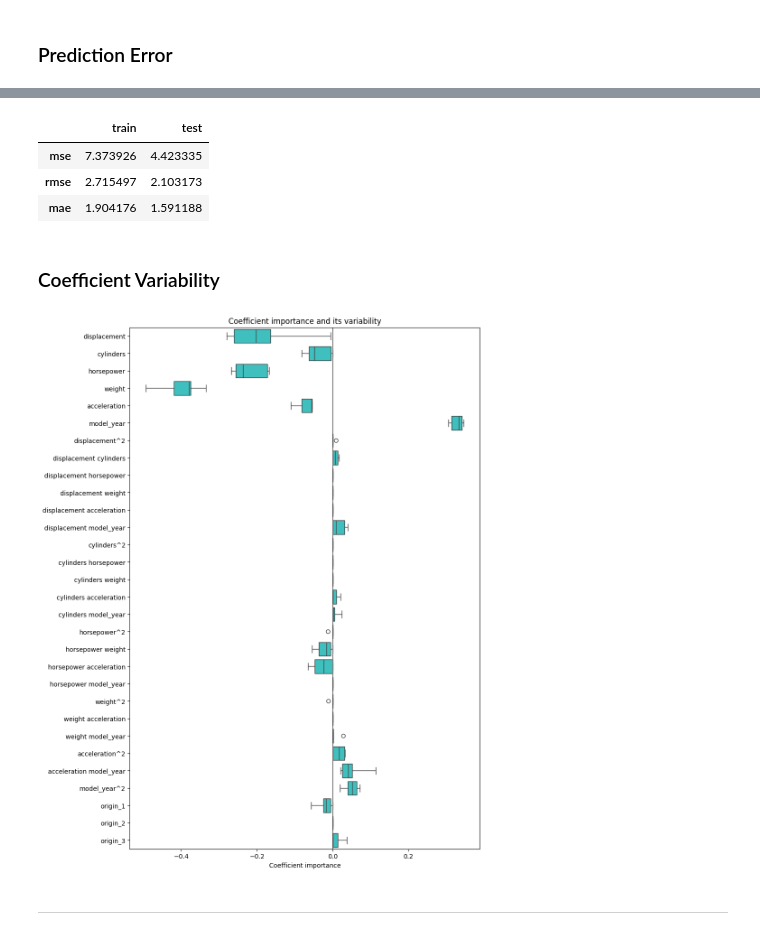
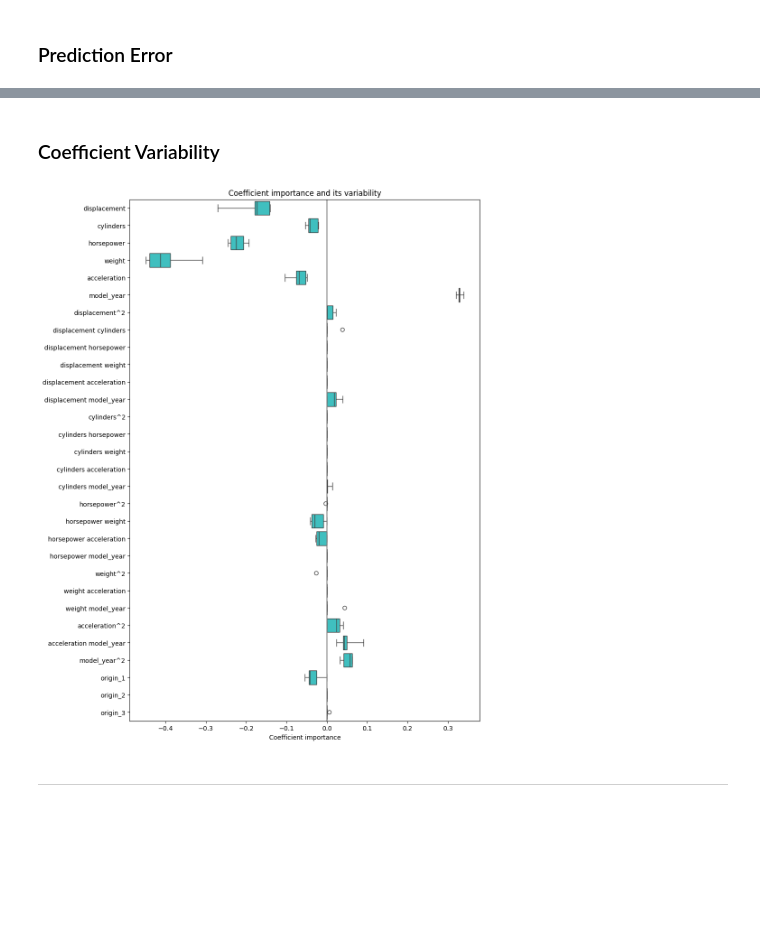
Before and after one commit to garudapaksi-yusuf/Auto_MPG_Prediction, a Jupyter notebook: notebook/notebook.ipynb, the cells around one changed output, grey strips where cells are left out. Drawn from its saved outputs; the diff is of its cells as text; code cells hidden in the pictures; blank space fills up the shorter version.

```diff
--- a/notebook/notebook.ipynb
+++ b/notebook/notebook.ipynb
@@ -1130,7 +1156,7 @@ param_name_alpha = "transformedtargetregressor__regressor__alpha"
 param_range_alpha = np.logspace(start=-4, stop=4, num=9)
 
 param_name_l1_ratio = "transformedtargetregressor__regressor__l1_ratio"
-param_range_l1_ratio = np.linspace(start=0.1, stop=0.9, num=5)
+param_range_l1_ratio = np.linspace(start=0.1, stop=0.9, num=9)
 
 param_grid = {
     param_name_alpha: param_range_alpha,
@@ -1144,9 +1170,10 @@ param_grid = {
     * Setelah tuning dilakukan dan parameter terbaik didapatkan, narrower/granular search dapat dilakukan untuk meningkatkan performa model.
 # %%
 # generate scorer from defined loss function
-scorer = make_scorer(
-    score_func=mean_squared_error,
-    greater_is_better=False
-)
-scorer.__name__ = 'Negative Mean Squared Error'
+scoring = {
+    "neg_mse": make_scorer(score_func=mean_squared_error, greater_is_better=False),
+    "neg_rmse": make_scorer(score_func=root_mean_squared_error, greater_is_better=False),
+    "neg_mae": make_scorer(score_func=mean_absolute_error, greater_is_better=False),
+    "r2": make_scorer(score_func=r2_score)
+}
 # %% [markdown]
@@ -1204,11 +1221,0 @@ search_estimator = GridSearchCV(
-# %%
-search_estimator.fit(
-    X=X_train,
-    y=y_train
-)
-
-estimator = modeling_pipeline(
-    alpha=search_estimator.best_params_.get(param_name_alpha),
-    l1_ratio=search_estimator.best_params_.get(param_name_l1_ratio)
-)
-estimator
@@ -1233,0 +1222,6 @@ Pipeline(steps=[('preprocessor',
+# %%
+# fit model with the best hyperparameters over the train set
+search.fit(
+    X=X_train,
+    y=y_train
+)
@@ -1402,53 +1413,31 @@ het_breuschpagan(
-# %%
-kwargs_train = dict(
-    y_true=y_train,
-    y_pred=y_pred_train
-)
-
-kwargs_test = dict(
-    y_true=y_test,
-    y_pred=y_pred_test
-)
-
-pd.DataFrame(
-    data=[[mean_squared_error(**kwargs_train), mean_squared_error(**kwargs_test)],
-          [root_mean_squared_error(**kwargs_train), root_mean_squared_error(**kwargs_test)],
-          [mean_absolute_error(**kwargs_train), mean_absolute_error(**kwargs_test)]],
-    index=["mse", "rmse", "mae"],
-    columns=["train", "test"]
-)
-# %% [output]
-|  | train | test |
-| mse | 7.373926 | 4.423335 |
-| rmse | 2.715497 | 2.103173 |
-| mae | 1.904176 | 1.591188 |
 # %% [markdown]
 ### Coefficient Variability
 # %%
 cv_estimator = cross_validate(
-    estimator=estimator,
+    estimator=search.best_estimator_,
     X=X_train,
     y=y_train,
-    scoring=scorer,
+    scoring=scoring["neg_mse"],
     cv=outer_cv,
+    n_jobs=-1,
     return_estimator=True
 )
 
-feature_names = estimator['preprocessor'].get_feature_names_out()
+feature_names = search.best_estimator_['preprocessor'].get_feature_names_out()
 coefs = pd.DataFrame(
     data=[estimator['transformedtargetregressor'].regressor_.coef_ for estimator in cv_estimator['estimator']],
     columns=feature_names
 )
 
 plt.figure(figsize=(10, 15))
 # sns.stripplot(data=coefs, orient="h", palette="dark:k", alpha=0.5)
 sns.boxplot(data=coefs, orient="h", color="cyan", saturation=0.5, whis=10)
 plt.axvline(x=0, color=".5")
 plt.xlabel("Coefficient importance")
 plt.title("Coefficient importance and its variability")
 plt.show()
 # %% [output]
-[figure, old version]
+[figure, new version]
 # %% [markdown]
 ---
 # %% [markdown]
```
Also changed, not shown: parts of 39 cells of this notebook.
